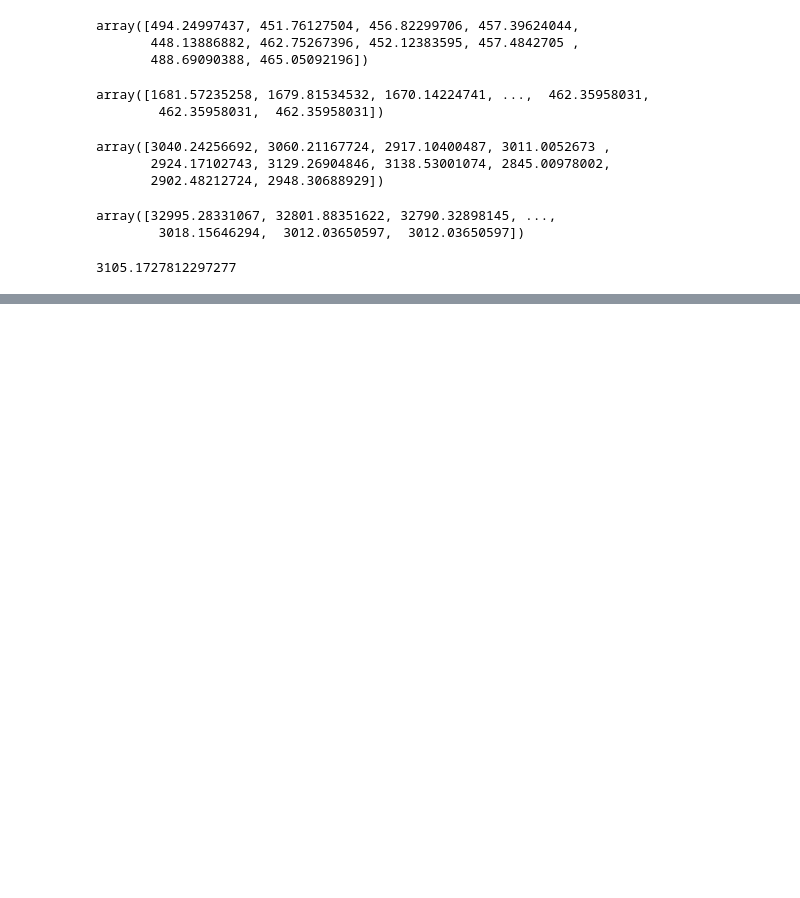
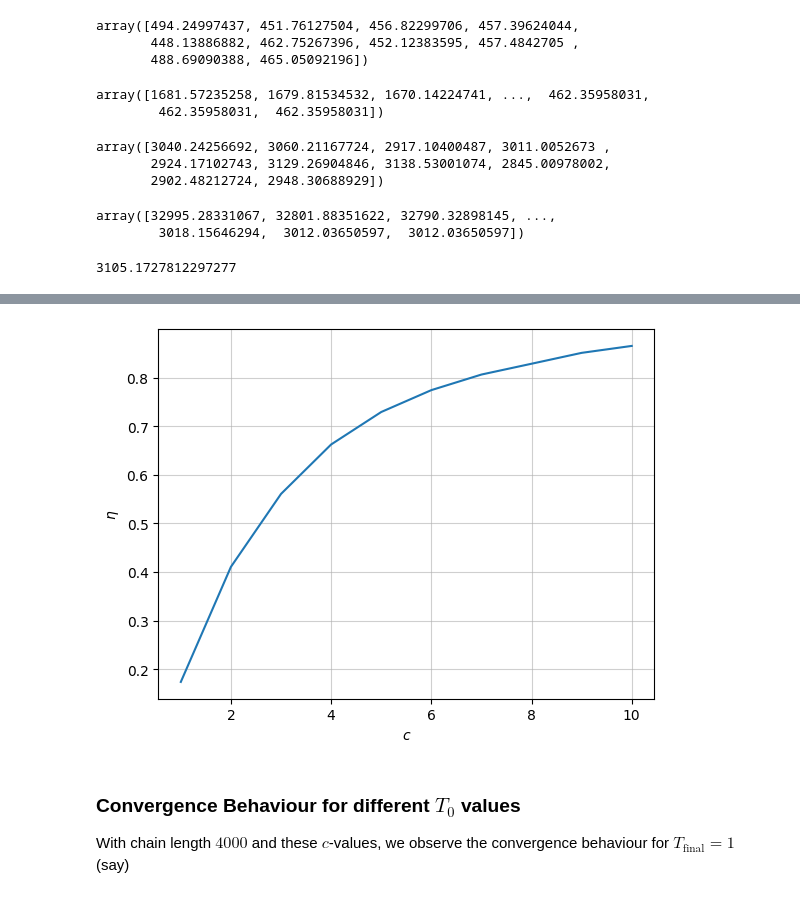
Before and after one commit to loonatick-src/stochastic-sim-3, a Jupyter notebook: main.ipynb, the cells around one changed output, grey strips where cells are left out. Saved outputs shown, nothing was run; the diff lists cells and outputs as text; code cells hidden in the pictures; blank space fills up the shorter version.

```diff
--- a/main.ipynb
+++ b/main.ipynb
@@ -408,0 +486,37 @@ np.min(cost_timeseries)
+# %%
+c_values = np.linspace(1.,10.,10)
+c_values
+T0_values = c_values * np.sqrt(node_count)
+chain_length = 4000
+chain_count = 1
+
+rngs = generate_rngs(len(T0_values), seed = 0xbeef)
+
+args = (cost_func, stopping_condition, CostProbing.LATEST_GLOBAL_OPTIMUM, chain_count)
+npz_filename = "eil51_acceptance_rates.npz"
+npz_filepath  = save_path(npz_filename)
+
+acceptance_rates_list = []
+
+if not exists(npz_filepath):
+    for i, T0 in enumerate(T0_values):
+        sa_system = SAMinimizer(transition, dcost_func, cooling_schedule, rngs[i].uniform, state_constructor)
+        _, acceptance_rates = run_batch(sa_system, batch_size, chain_length, T0, *args)
+        acceptance_rates_list.append(acceptance_rates)
+    acceptance_rates_list = np.array(acceptance_rates_list)
+    np.savez(npz_filepath, acceptance_rates_list)
+else:
+    with np.load(npz_filepath) as save_data:
+        acceptance_rates_list = save_data['arr_0']
+# %%
+mean_acceptance_rates = np.mean(acceptance_rates_list, axis = 1)
+plt.plot(c_values, mean_acceptance_rates)
+plt.xlabel("$c$")
+plt.ylabel("$\\eta$")
+plt.grid(alpha = 0.6)
+plt.show()
+# %% [output]
+[figure, added]
+# %% [markdown]
+### Convergence Behaviour for different $T_0$ values
+With chain length $4000$ and these $c$-values, we observe the convergence behaviour for $T_{\text{final}} = 1$ (say)
```
Also changed, not shown: parts of 19 cells of this notebook, 6 other files.
